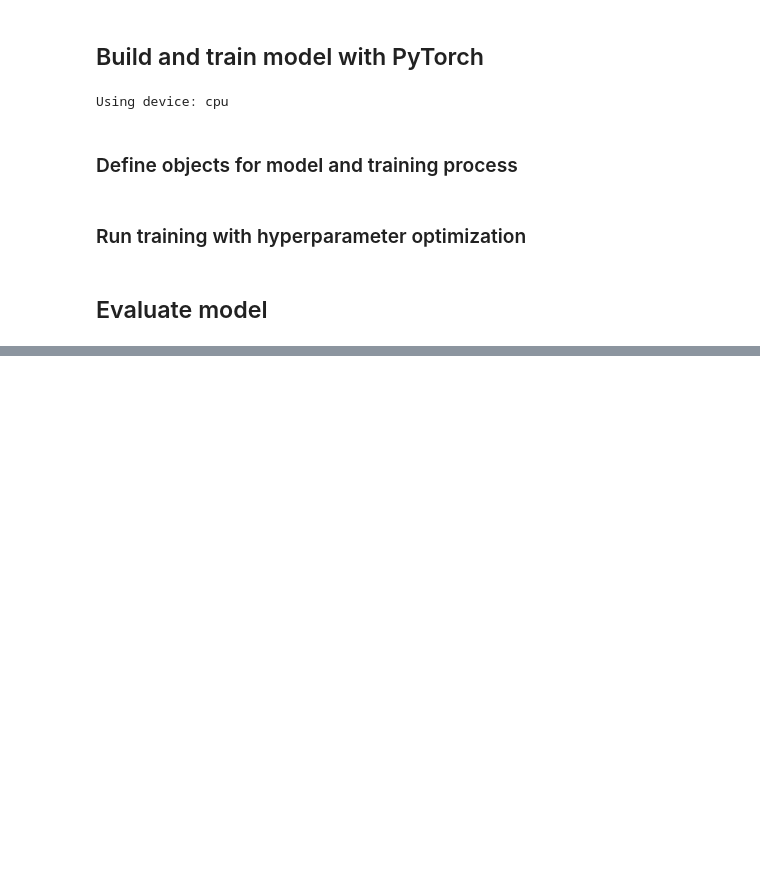
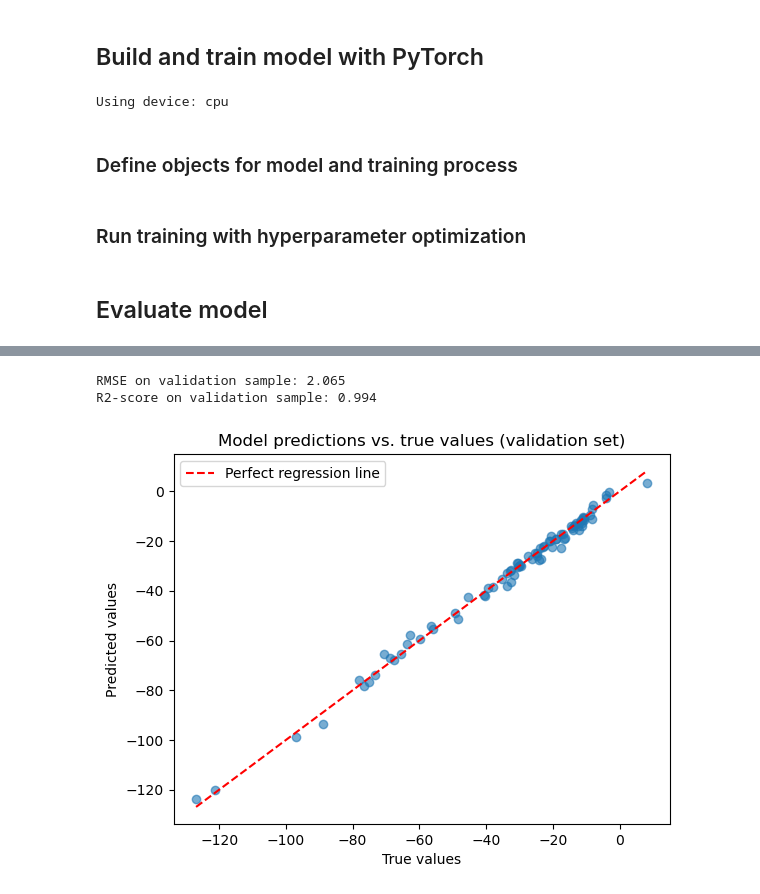
Before and after one commit to Sukanto54cl/ai-school-iom-2025, a Jupyter notebook: docs/day3.1_deep_learning/01_torch_regression.ipynb, the cells around one changed output, grey strips where cells are left out. Saved outputs shown, nothing was run; the diff lists cells and outputs as text; code cells hidden in the pictures; blank space fills up the shorter version.

```diff
--- a/docs/day3.1_deep_learning/01_torch_regression.ipynb
+++ b/docs/day3.1_deep_learning/01_torch_regression.ipynb
@@ -318,0 +402,3 @@ Best RMSE:  1.7798393419177838
+# %%
+ckpt_path = best_trial.user_attrs["best_model_ckpt"]
+ckpt = torch.load(ckpt_path, map_location=device)
@@ -318,0 +423,8 @@ Best RMSE:  1.7798393419177838
+# %%
+best_model = MLPRegressorTorch(
+    in_dim=ckpt["model_params"]["in_dim"],
+    hidden=ckpt["model_params"]["hidden"],
+    dropout=ckpt["model_params"]["dropout"],
+).to(device)
+best_model.load_state_dict(ckpt["state_dict"])
+best_model.eval()
@@ -318,0 +443,45 @@ Best RMSE:  1.7798393419177838
+# %%
+# Separate features and target
+X_val = df_val.drop(columns=["energy"])
+y_val = df_val["energy"]
+
+# Apply same scaler(s) used for training
+X_val_t = x_preprocessor.transform(X_val)
+y_val_t = y_scaler.transform(y_val.values.reshape(-1, 1))
+
+# Convert to torch tensors
+X_val_ts = torch.tensor(X_val_t, dtype=torch.float32).to(device)
+y_val_ts = torch.tensor(y_val_t, dtype=torch.float32).to(device)
+# %%
+with torch.no_grad():
+    y_pred_t = best_model(X_val_ts).cpu().numpy()
+
+# Invert scaling for predictions and targets
+y_pred = y_scaler.inverse_transform(y_pred_t)
+y_true = y_scaler.inverse_transform(y_val_ts.cpu().numpy())
+# %%
+# Validate with regression metrics
+from sklearn.metrics import mean_squared_error, r2_score
+
+rmse = np.sqrt(mean_squared_error(y_true, y_pred))
+r2   = r2_score(y_true, y_pred)
+
+print(f"RMSE on validation sample: {rmse:.3f}")
+print(f"R2-score on validation sample: {r2:.3f}")
+# %% [output]
+RMSE on validation sample: 2.065
+R2-score on validation sample: 0.994
+# %%
+# Plot predictions vs true values
+plt.scatter(y_true, y_pred, alpha=0.6)
+plt.title("Model predictions vs. true values (validation set)")
+plt.xlabel("True values")
+plt.ylabel("Predicted values")
+plt.plot(
+    [y_true.min(), y_true.max()],
+    [y_true.min(), y_true.max()],
+    "r--", label="Perfect regression line")
+plt.legend()
+plt.show()
+# %% [output]
+[figure, added]
```
Also changed, not shown: parts of 22 cells of this notebook, 1 other file.
